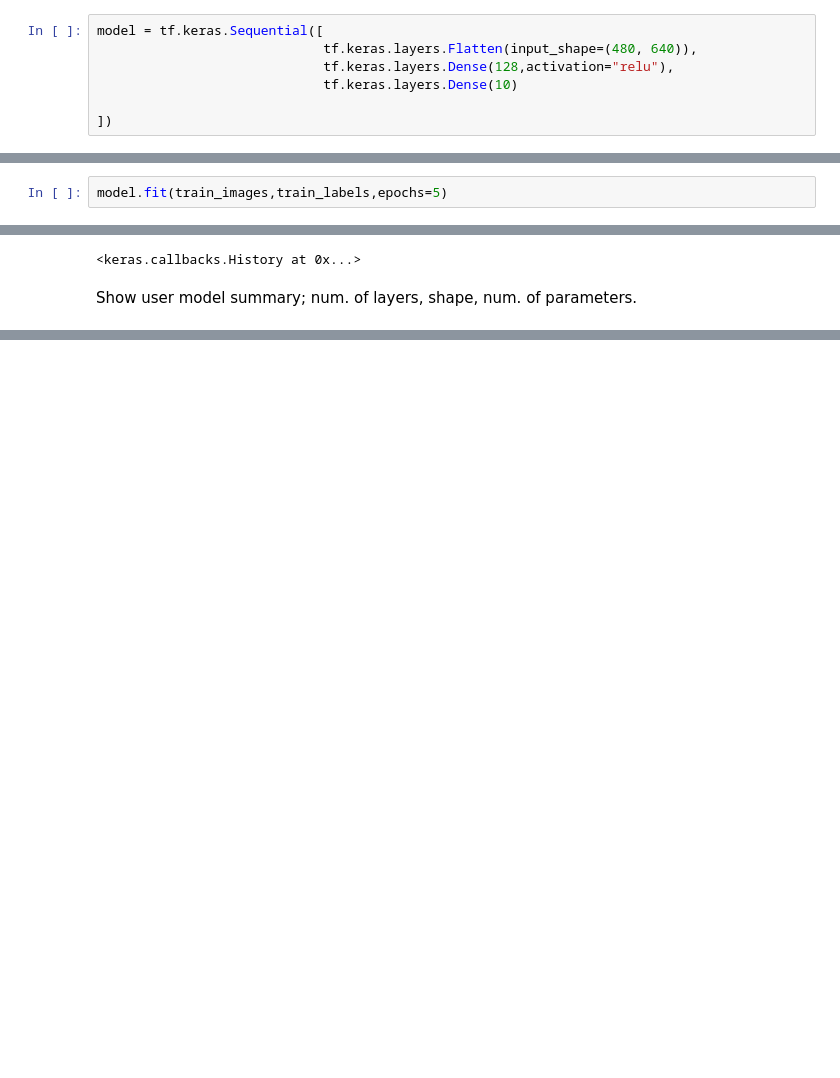
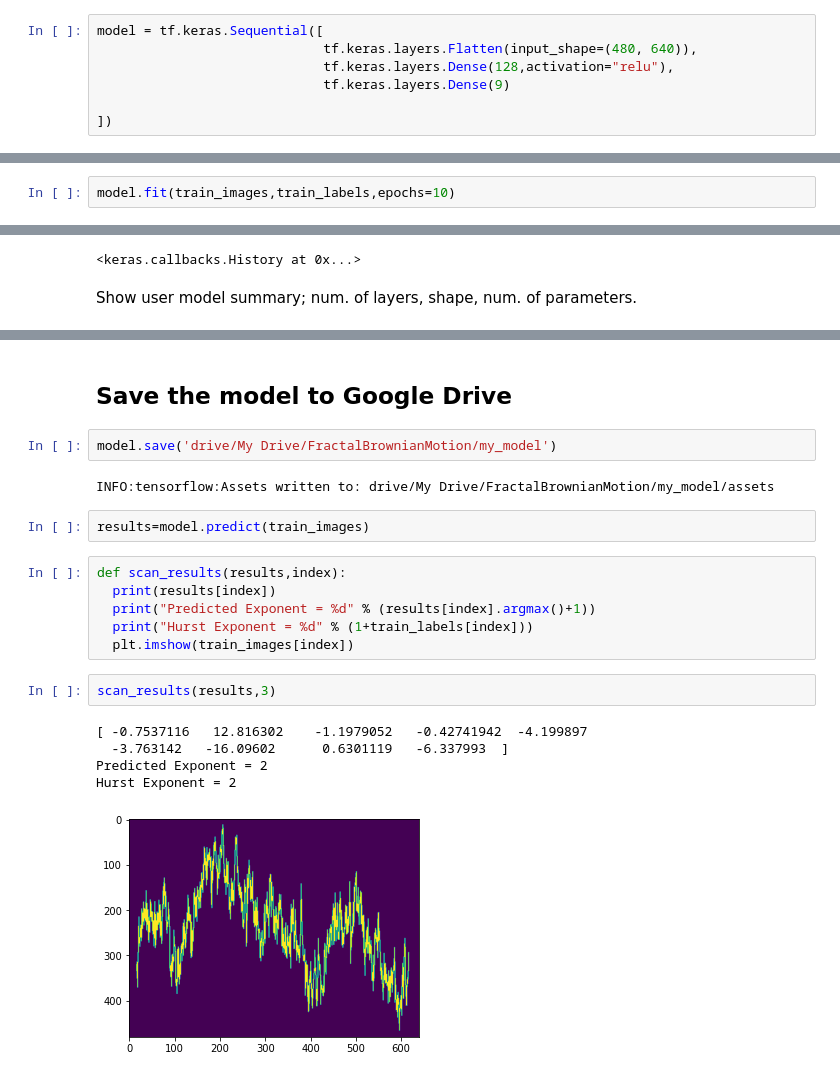
Before and after one commit to w1767/TensorFlowHurstExponent, a Jupyter notebook: TensorFlowHurstExponent.ipynb, the cells around one changed output, grey strips where cells are left out. Saved outputs shown, nothing was run; the diff lists cells and outputs as text; blank space fills up the shorter version.

```diff
--- a/TensorFlowHurstExponent.ipynb
+++ b/TensorFlowHurstExponent.ipynb
@@ -92,7 +98,7 @@ Can make changes to the model like the number of layers, the number of neurons p
 model = tf.keras.Sequential([
                              tf.keras.layers.Flatten(input_shape=(480, 640)),
                              tf.keras.layers.Dense(128,activation="relu"),
-                             tf.keras.layers.Dense(10)
+                             tf.keras.layers.Dense(9)
 
 ])
 # %%
@@ -105,5 +111,5 @@ model.compile(optimizer="adam",
 # %% [markdown]
 ### Generally seeing nearly 100% accuracy in fewer than 10 epochs.
 # %%
-model.fit(train_images,train_labels,epochs=5)
+model.fit(train_images,train_labels,epochs=10)
 # %% [output]
@@ -139,2 +155,24 @@ Trainable params: 39,323,018
 Non-trainable params: 0
 _________________________________________________________________
+# %% [markdown]
+## Save the model to Google Drive
+# %%
+model.save('drive/My Drive/FractalBrownianMotion/my_model')
+# %% [output]
+INFO:tensorflow:Assets written to: drive/My Drive/FractalBrownianMotion/my_model/assets
+# %%
+results=model.predict(train_images)
+# %%
+def scan_results(results,index):
+  print(results[index])
+  print("Predicted Exponent = %d" % (results[index].argmax()+1))
+  print("Hurst Exponent = %d" % (1+train_labels[index]))
+  plt.imshow(train_images[index])
+# %%
+scan_results(results,3)
+# %% [output]
+[ -0.7537116   12.816302    -1.1979052   -0.42741942  -4.199897
+  -3.763142   -16.09602      0.6301119   -6.337993  ]
+Predicted Exponent = 2
+Hurst Exponent = 2
+[figure, added]
```
Also changed, not shown: parts of 10 cells of this notebook.
